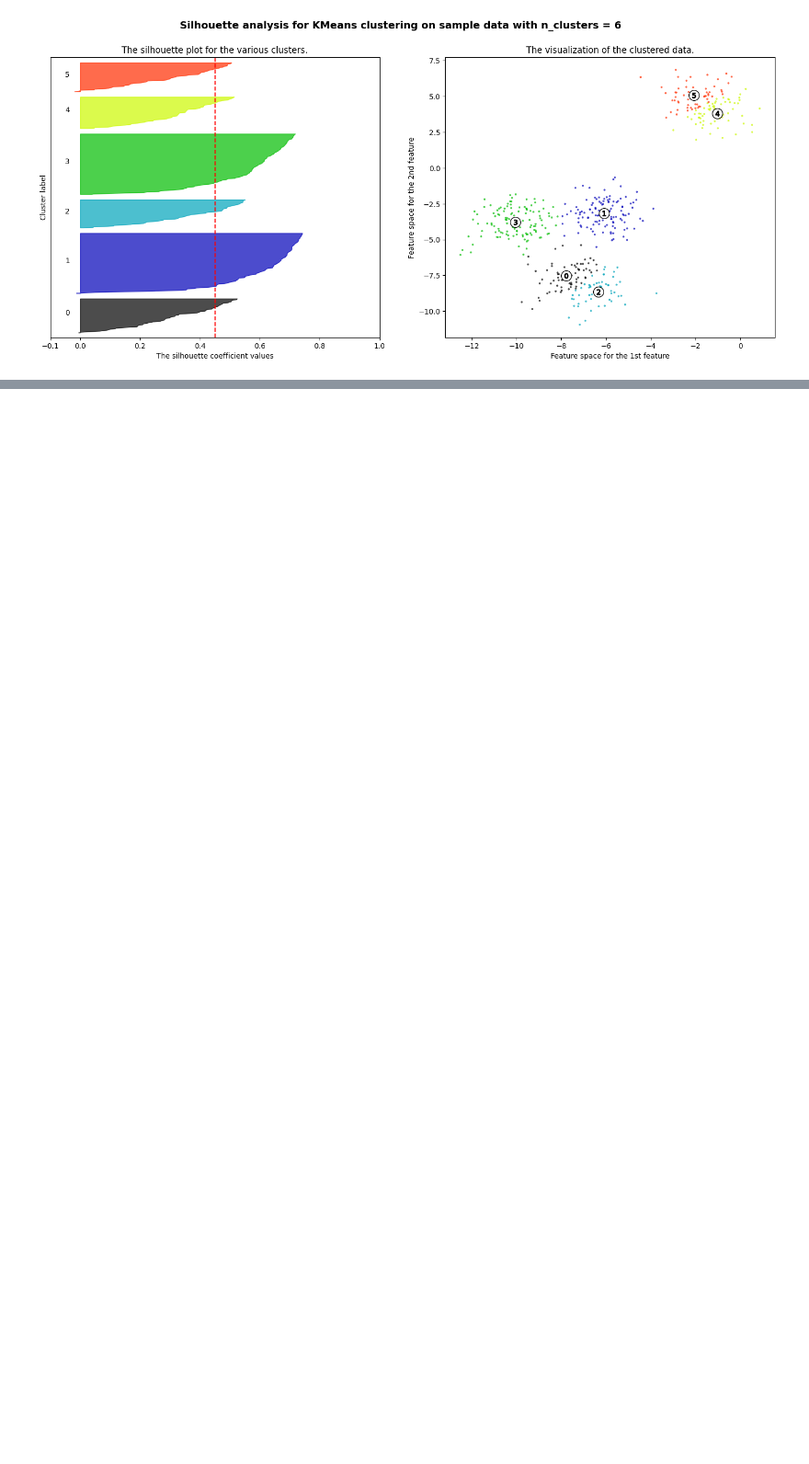
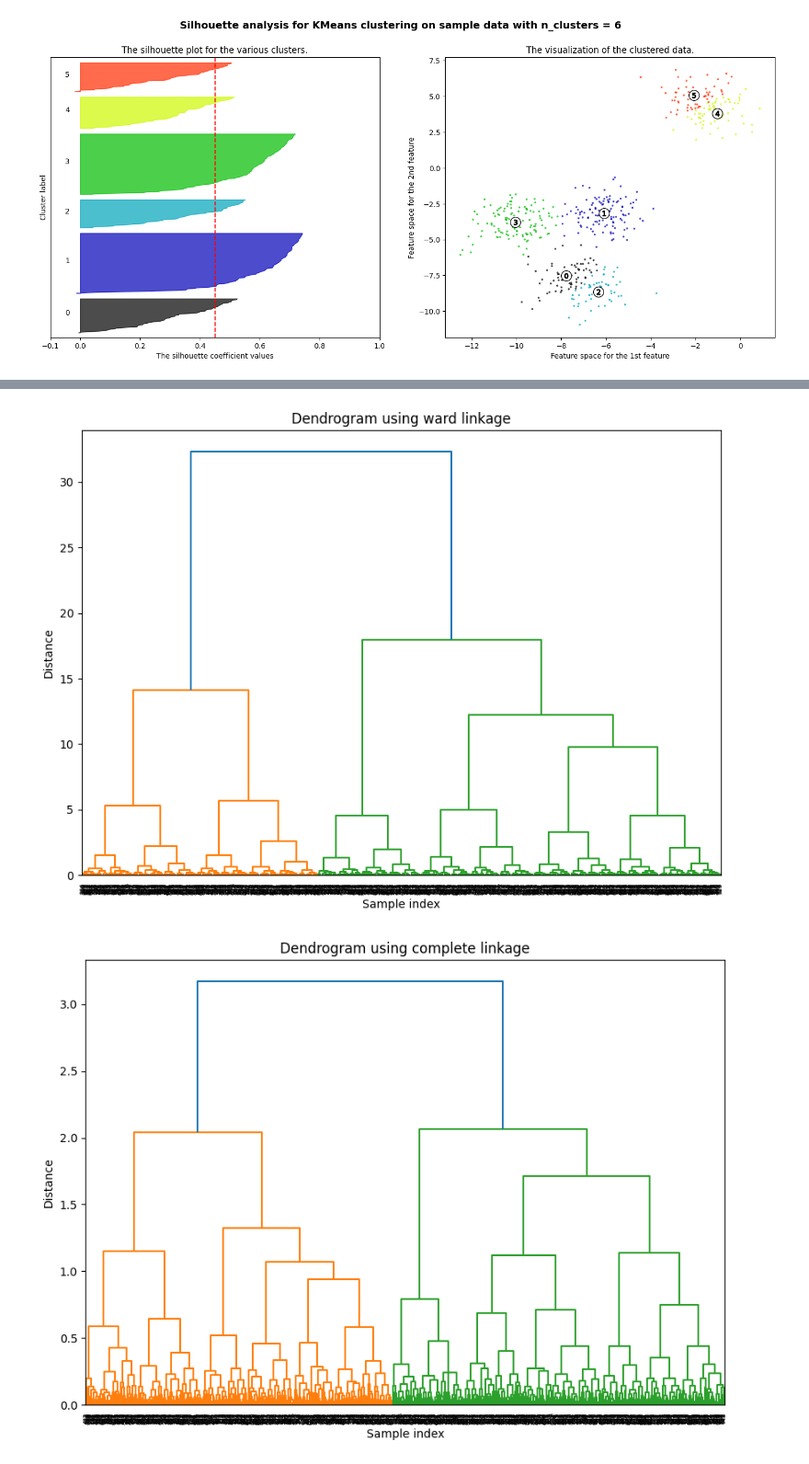
Before and after one commit to pawelzeja098/ML-Labs, a Jupyter notebook: lab10_Clastering/clasteringpart2.ipynb, the cells around one changed output, grey strips where cells are left out. Shown at 92% size. Saved outputs shown, nothing was run; the diff lists cells and outputs as text; code cells hidden in the pictures; blank space fills up the shorter version.

```diff
--- a/lab10_Clastering/clasteringpart2.ipynb
+++ b/lab10_Clastering/clasteringpart2.ipynb
@@ -118,0 +181,20 @@ For n_clusters = 6 The average silhouette_score is : 0.4504281968733957
+# %%
+from sklearn.datasets import make_moons
+import seaborn as sns
+x, y = make_moons(1000, noise=.05, random_state=0)
+X_moon = pd.DataFrame(x, columns = ['f1','f2'])
+# %%
+for algorithm in algorithms:
+    # Utwórz drzewo hierarchiczne z wykorzystaniem linkage
+    Z = ch.linkage(X_moon, method=algorithm)
+
+    # Rysuj dendrogram
+    plt.figure(figsize=(10, 7))
+    plt.title(f'Dendrogram using {algorithm} linkage')
+    ch.dendrogram(Z)
+    plt.xlabel('Sample index')
+    plt.ylabel('Distance')
+    plt.show()
+# %% [output]
+[figure, added]
+[figure, added]
```
Also changed, not shown: parts of 13 cells of this notebook, 1 other file.
